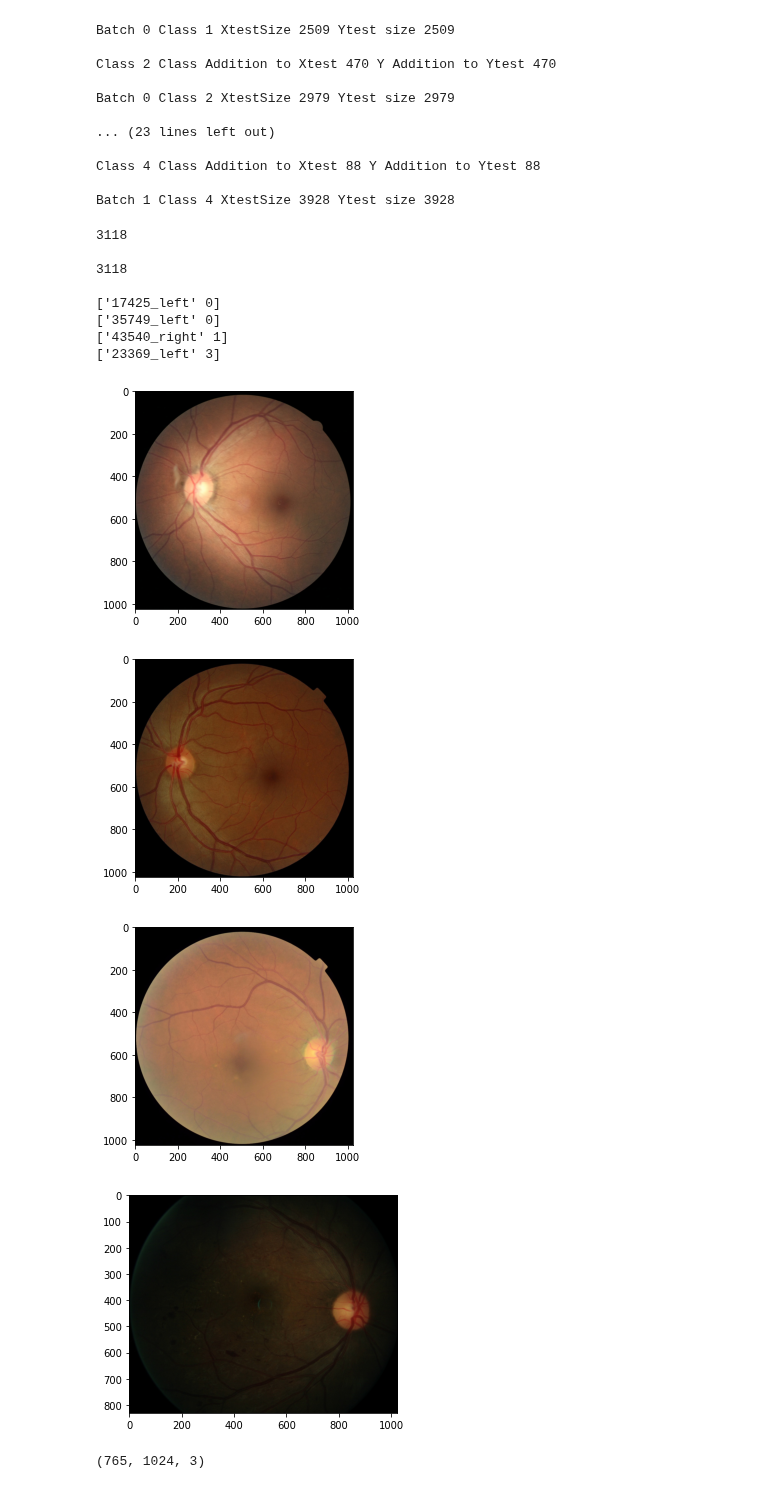
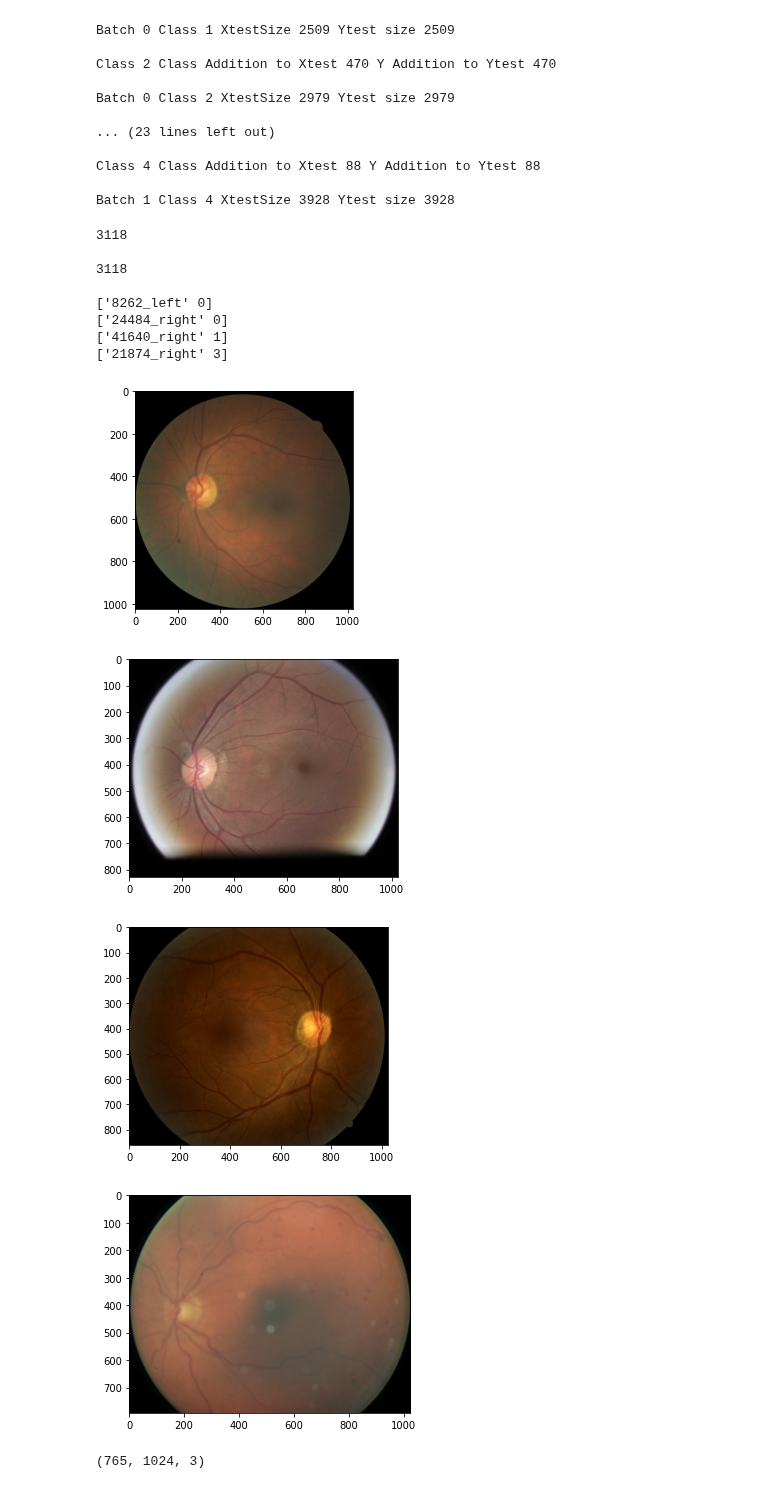
Before and after one commit to zhangxiaosa/cs766-21spring-project, a Jupyter notebook: ParseData.ipynb, the cells around one changed output. Saved outputs shown, nothing was run; the diff lists cells and outputs as text; code cells hidden in the pictures.

```diff
--- a/ParseData.ipynb
+++ b/ParseData.ipynb
@@ -209,42 +209,42 @@ Batch 1 Class 4 XtestSize 3928 Ytest size 3928
 # %%
 #checking some random images
 
 SampleNo = [250, 600, 2500,3000]
-Xbtest = np.load('Xtrain_Batch1.npy', allow_pickle = True)
-Ybtest = np.load('Ytrain_Batch1.npy', allow_pickle=True)
+Xbtest = np.load('Xtest_Batch0.npy', allow_pickle = True)
+Ybtest = np.load('Ytest_Batch0.npy', allow_pickle=True)
 print(len(Xbtest),'\n')
 print(len(Ybtest), '\n')
 
 fig, ax = plt.subplots()
 plt.imshow(Xbtest[SampleNo[0]])
 print(Ybtest[SampleNo[0]])
 
 
 fig, ax = plt.subplots()
 plt.imshow(Xbtest[SampleNo[1]])
 print(Ybtest[SampleNo[1]])
 
 fig, ax = plt.subplots()
 plt.imshow(Xbtest[SampleNo[2]])
 print(Ybtest[SampleNo[2]])
 
 
 fig, ax = plt.subplots()
 plt.imshow(Xbtest[SampleNo[3]])
 print(Ybtest[SampleNo[3]])
 # %% [output]
 3118
 
 3118
 
-['17425_left' 0]
-['35749_left' 0]
-['43540_right' 1]
-['23369_left' 3]
+['8262_left' 0]
+['24484_right' 0]
+['41640_right' 1]
+['21874_right' 3]
-[figure, old version]
+[figure, new version]
-[figure, old version]
+[figure, new version]
-[figure, old version]
+[figure, new version]
-[figure, old version]
+[figure, new version]
 # %%
 print(Xbtest[0].shape)
 # %% [output]
```
Also changed, not shown: parts of 3 cells of this notebook.
